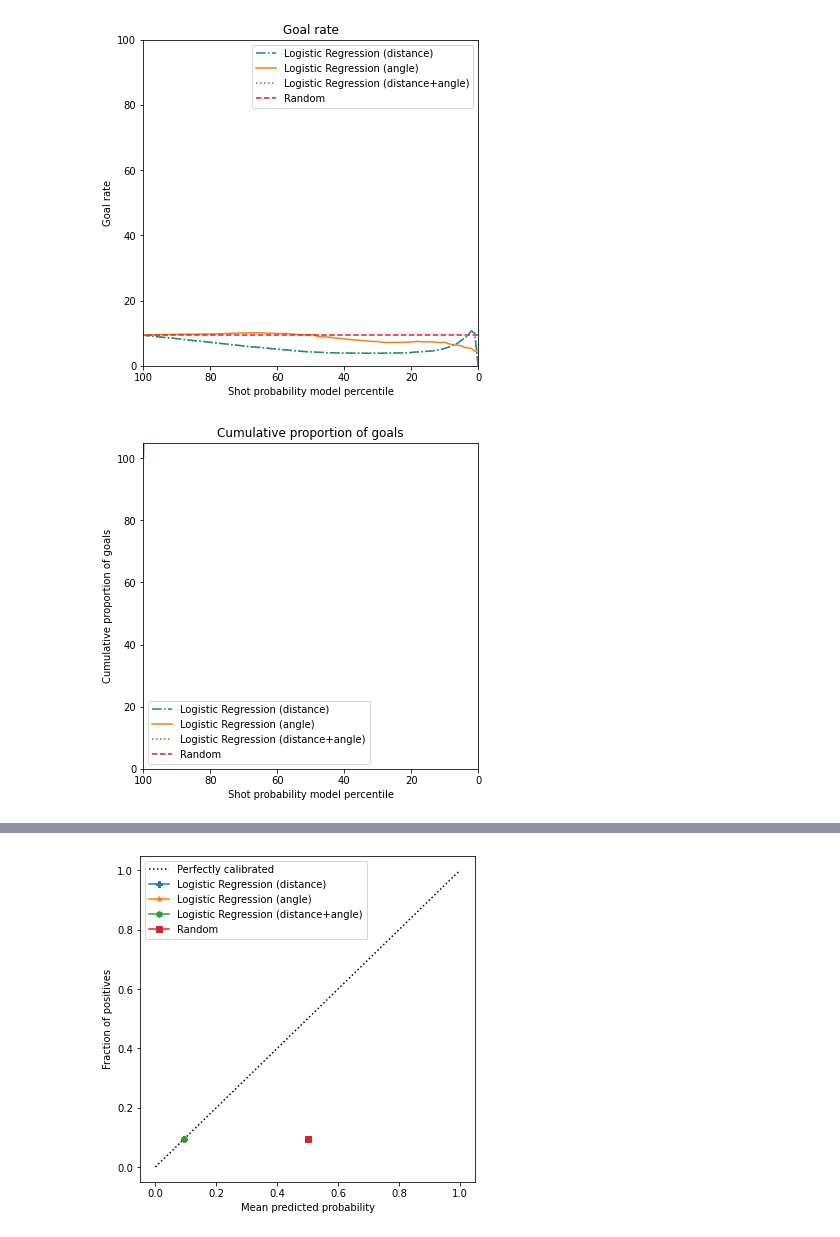
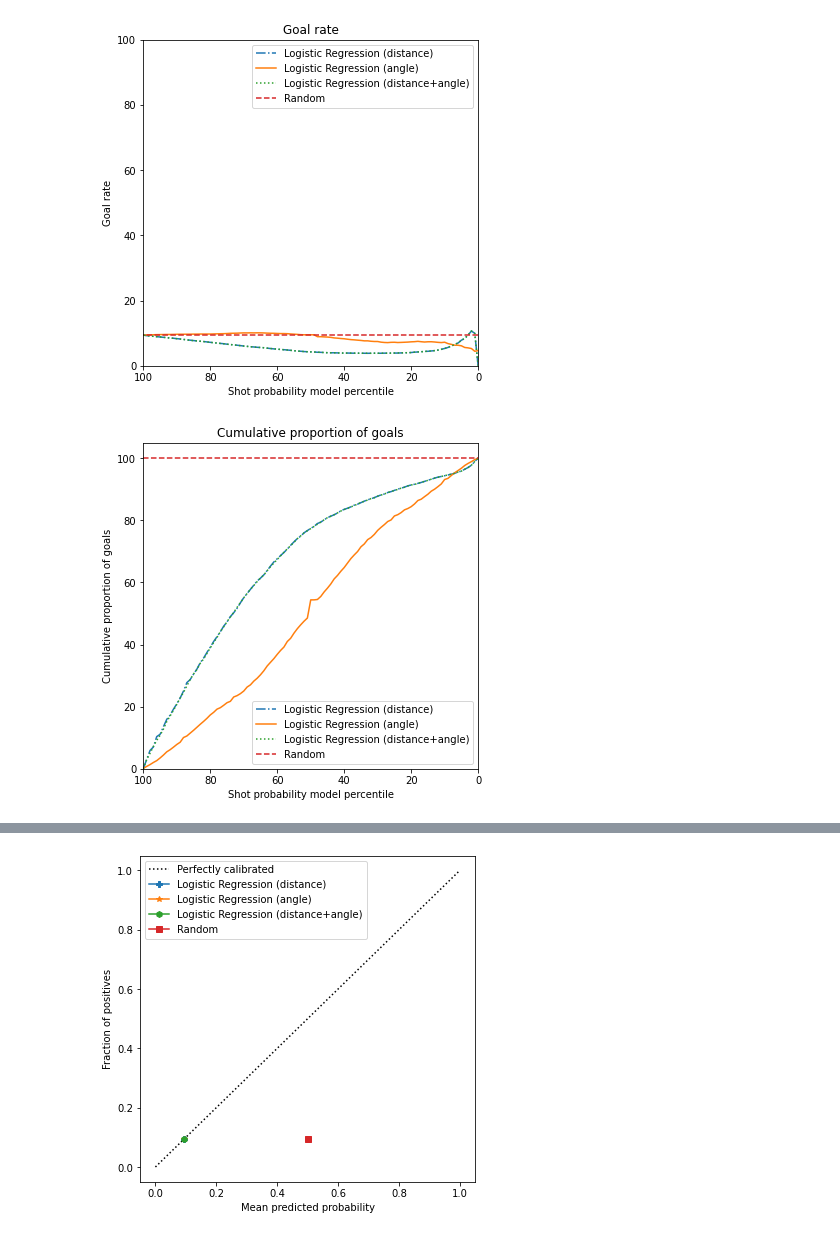
Before and after one commit to sorinmuchi/IFT6758, a Jupyter notebook: notebooks/3-BaselineModels.ipynb, the cells around one changed output, grey strips where cells are left out. Saved outputs shown, nothing was run; the diff lists cells and outputs as text; code cells hidden in the pictures.

```diff
--- a/notebooks/3-BaselineModels.ipynb
+++ b/notebooks/3-BaselineModels.ipynb
@@ -250,37 +250,36 @@ def compute_cumulative_propotion_of_goals_per_percentile(probs, y):
         percentile = np.percentile(probs, i)
         goals = 0
         for idx, p in enumerate(probs):
-            if p<=percentile:
+            if p>=percentile:
                 if y[idx]==1:
                     goals+=1
-        cum_goals += goals
-        cum_rate = cum_goals / total_goals * 100
+        cum_rate = goals / total_goals * 100
         percentiles.append(i)
         cum_rates.append(cum_rate)
     return percentiles, cum_rates
 
 
 percentiles1, rates1 = compute_cumulative_propotion_of_goals_per_percentile(lr_probs1, y_val)
 percentiles2, rates2 = compute_cumulative_propotion_of_goals_per_percentile(lr_probs2, y_val)
 percentiles3, rates3 = compute_cumulative_propotion_of_goals_per_percentile(lr_probs3, y_val)
 percentiles4, rates4 = compute_cumulative_propotion_of_goals_per_percentile(random_probs, y_val)
 
 plt.figure(figsize=(6, 6))
 
 plt.plot(percentiles1, rates1, linestyle='-.', label='Logistic Regression (distance)')
 plt.plot(percentiles2, rates2, linestyle='-', label='Logistic Regression (angle)')
 plt.plot(percentiles3, rates3, linestyle=':', label='Logistic Regression (distance+angle)')
 plt.plot(percentiles4, rates4, linestyle='--', label='Random')
 
 plt.xlabel('Shot probability model percentile')
 plt.ylabel('Cumulative proportion of goals')
-plt.legend(loc='lower left')
+plt.legend(loc='lower right')
 plt.ylim([0, 105])
 plt.xlim([100, 0])
 plt.title('Cumulative proportion of goals')
 
 plt.savefig('../figures/3-goal_rate_percentile_2.png')
 
 plt.show()
 # %% [output]
-[figure, old version]
+[figure, new version]
```
Also changed, not shown: parts of 1 cell of this notebook, 2 other files.
